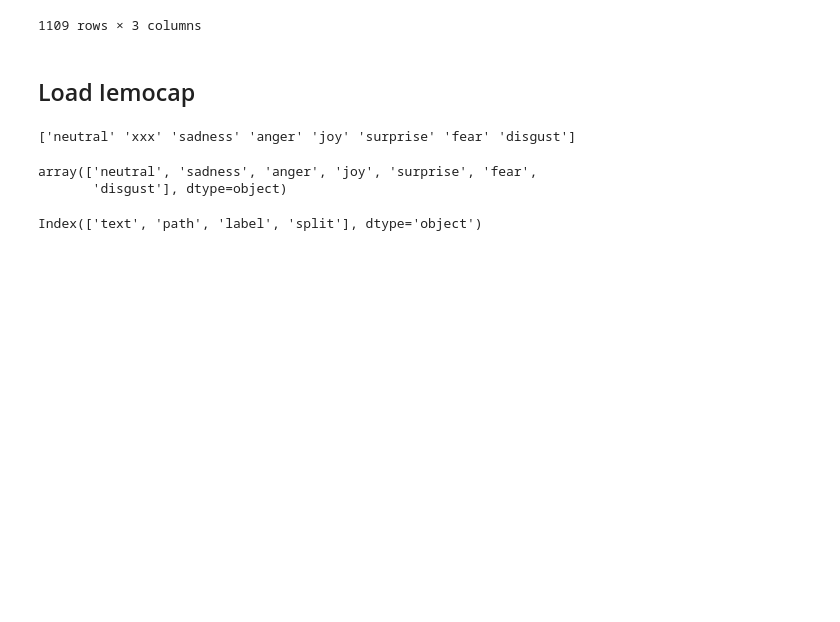
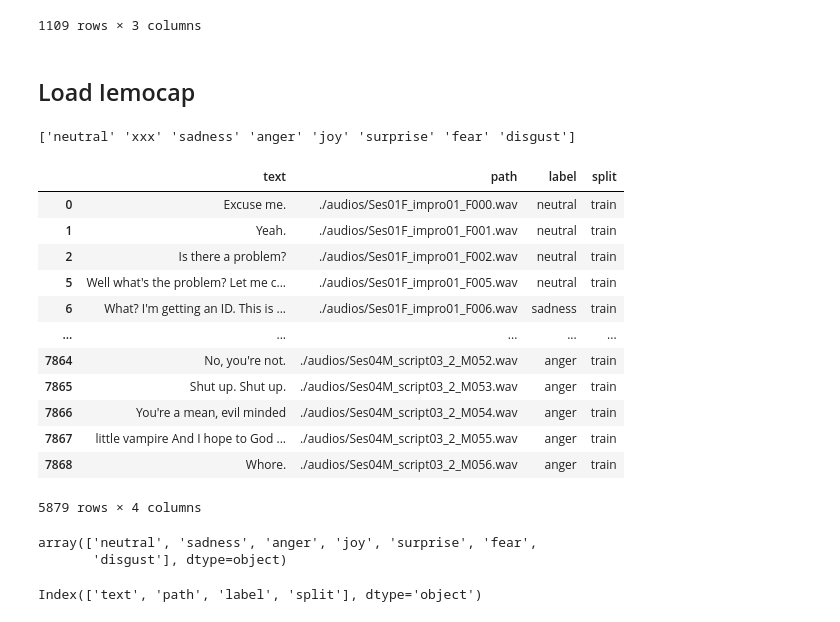
Before and after one commit to machadoprx/c4ai_audio_text_clip, a Jupyter notebook: c4ai_emotions_audio_text_clip_e2e_TEXT_ENCODER.ipynb, the cells around one changed output. Cells and saved outputs as stored; diff of their text form; code cells hidden in the pictures; blank space fills up the shorter version.

```diff
--- a/c4ai_emotions_audio_text_clip_e2e_TEXT_ENCODER.ipynb
+++ b/c4ai_emotions_audio_text_clip_e2e_TEXT_ENCODER.ipynb
@@ -140,6 +190,22 @@ def load_iemocap(path):
 df_iemocap_train, df_iemocap_test = load_iemocap('.')
 # %% [output]
 ['neutral' 'xxx' 'sadness' 'anger' 'joy' 'surprise' 'fear' 'disgust']
+# %%
+df_iemocap_train
+# %% [output]
+|  | text | path | label | split |
+| 0 | Excuse me. | ./audios/Ses01F_impro01_F000.wav | neutral | train |
+| 1 | Yeah. | ./audios/Ses01F_impro01_F001.wav | neutral | train |
+| 2 | Is there a problem? | ./audios/Ses01F_impro01_F002.wav | neutral | train |
+| 5 | Well what's the problem? Let me c... | ./audios/Ses01F_impro01_F005.wav | neutral | train |
+| 6 | What? I'm getting an ID. This is ... | ./audios/Ses01F_impro01_F006.wav | sadness | train |
+| ... | ... | ... | ... | ... |
+| 7864 | No, you're not. | ./audios/Ses04M_script03_2_M052.wav | anger | train |
+| 7865 | Shut up. Shut up. | ./audios/Ses04M_script03_2_M053.wav | anger | train |
+| 7866 | You're a mean, evil minded | ./audios/Ses04M_script03_2_M054.wav | anger | train |
+| 7867 | little vampire And I hope to God ... | ./audios/Ses04M_script03_2_M055.wav | anger | train |
+| 7868 | Whore. | ./audios/Ses04M_script03_2_M056.wav | anger | train |
+5879 rows × 4 columns
 # %%
 df_iemocap_train['label'].unique()
 # %% [output]
```
Also changed, not shown: parts of 16 cells of this notebook.
